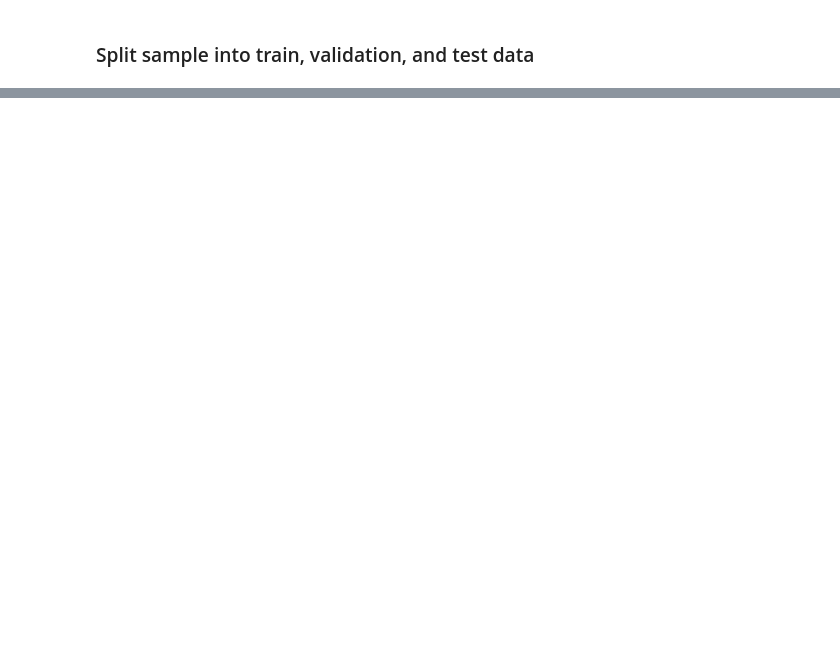
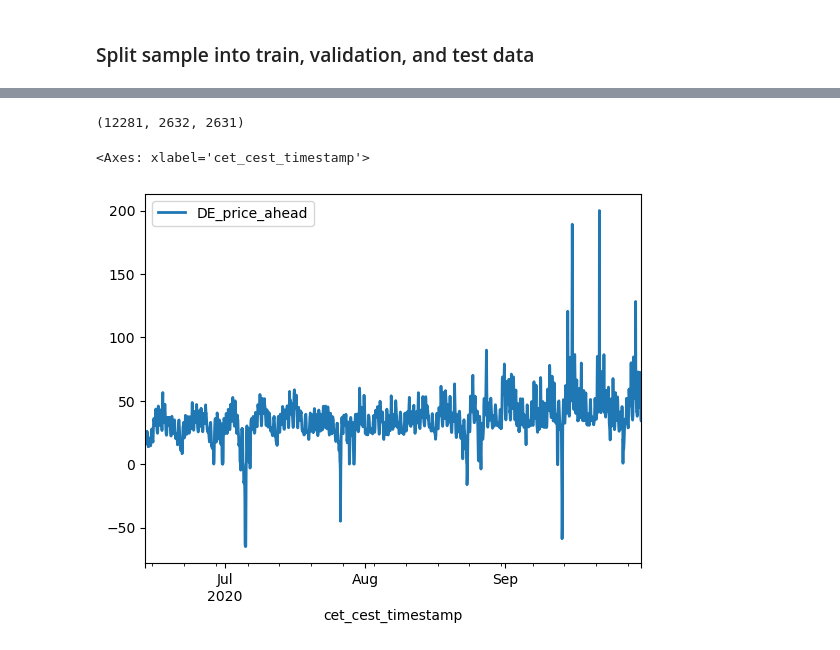
Before and after one commit to atleer/forecast-electricity-markets, a Jupyter notebook: analysis/generate_baseline_forecast.ipynb, the cells around one changed output, grey strips where cells are left out. Cells and saved outputs as stored; diff of their text form; code cells hidden in the pictures; blank space fills up the shorter version.

```diff
--- a/analysis/generate_baseline_forecast.ipynb
+++ b/analysis/generate_baseline_forecast.ipynb
@@ -144,0 +95,7 @@ ts_train.shape
+# %%
+# make price ahead data a pandas series with the timestamp as the index
+series_sample = df_sample[['cet_cest_timestamp', 'DE_price_ahead']].set_index('cet_cest_timestamp')['DE_price_ahead'].sort_index()
+
+# turn it into a TimeSeries object
+ts_sample = TimeSeries.from_series(series_sample.dropna(), freq='H')
+ts_sample
@@ -144,0 +118,12 @@ ts_train.shape
+# %%
+# split into train, validation, and test data
+ts_train, ts_val_and_test = ts_sample.split_after(0.7)
+ts_val, ts_test = ts_val_and_test.split_after(0.5)
+len(ts_train), len(ts_val), len(ts_test)
+# %% [output]
+(12281, 2632, 2631)
+# %%
+ts_test.plot()
+# %% [output]
+<Axes: xlabel='cet_cest_timestamp'>
+[figure, added]
```
Also changed, not shown: parts of 27 cells of this notebook.
